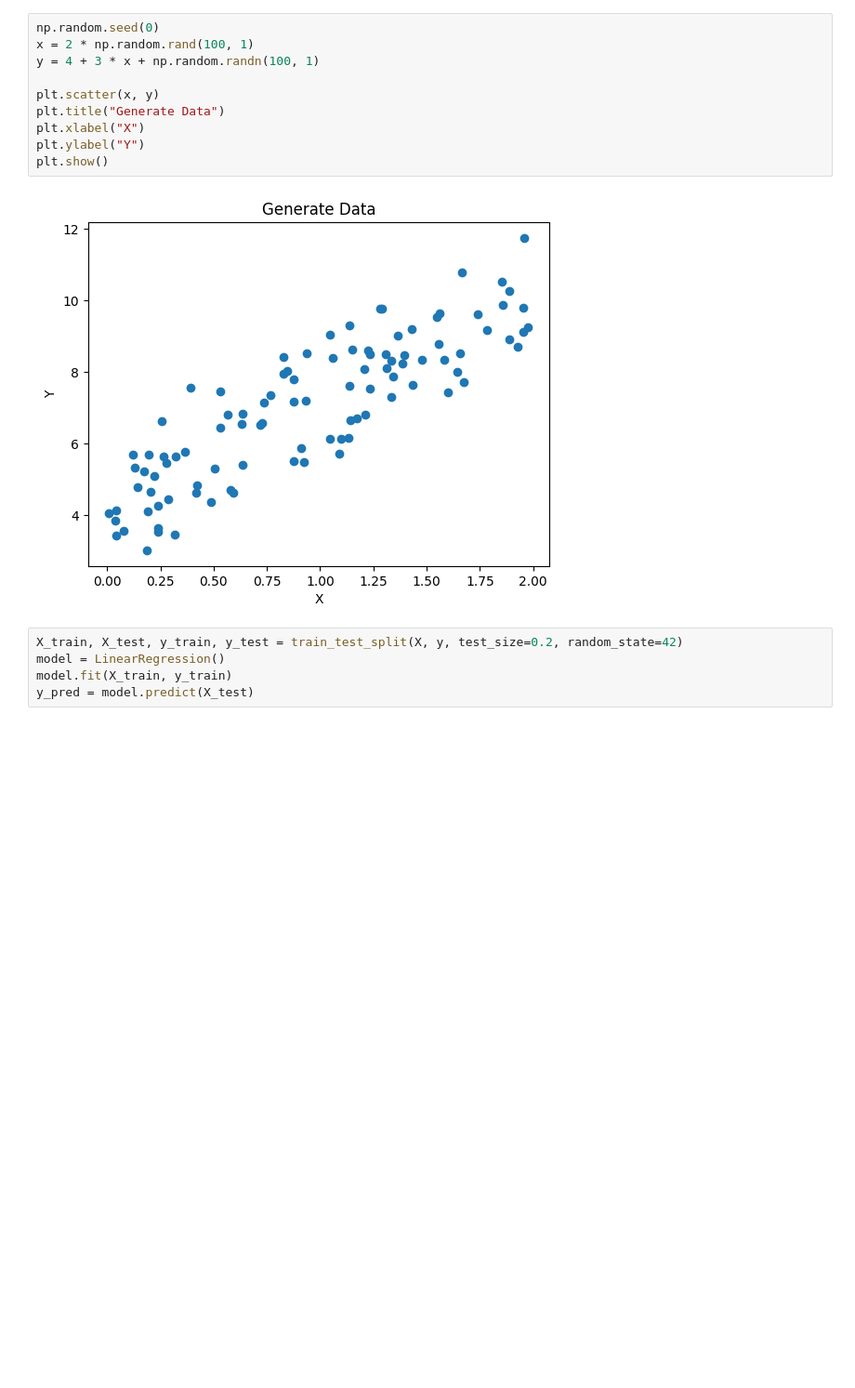
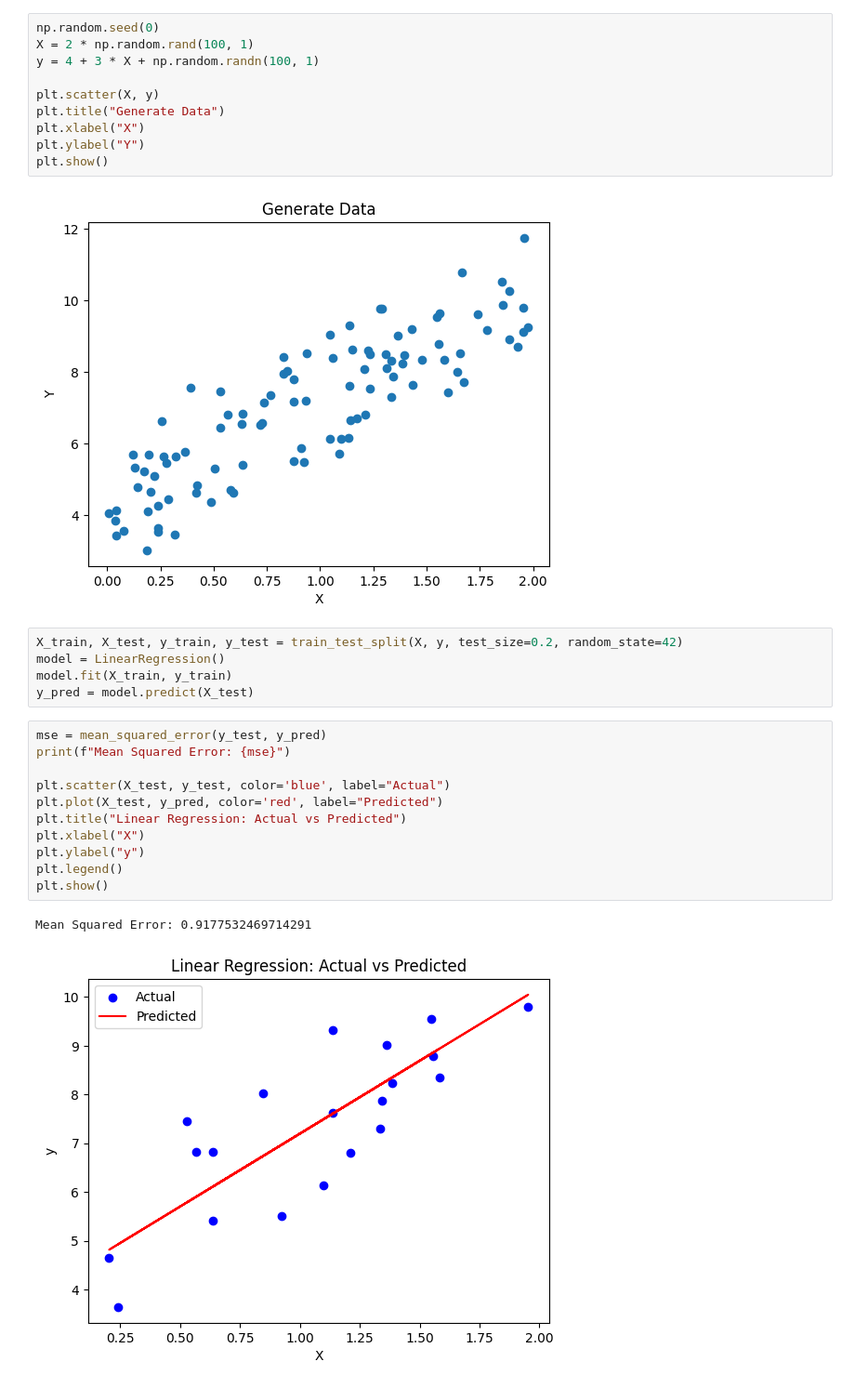
Before and after one commit to jurchiks33/am-i-AI, a Jupyter notebook: test.ipynb, the cells around one changed output. Shown at 93% size. Saved outputs shown, nothing was run; the diff lists cells and outputs as text; blank space fills up the shorter version.

Commit message:
Linear regression, actual vs predicted

```diff
--- a/test.ipynb
+++ b/test.ipynb
@@ -6,10 +6,10 @@ from sklearn.linear_model import LinearRegression
 from sklearn.metrics import mean_squared_error
 # %%
 np.random.seed(0)
-x = 2 * np.random.rand(100, 1)
-y = 4 + 3 * x + np.random.randn(100, 1)
+X = 2 * np.random.rand(100, 1)
+y = 4 + 3 * X + np.random.randn(100, 1)
 
-plt.scatter(x, y)
+plt.scatter(X, y)
 plt.title("Generate Data")
 plt.xlabel("X")
 plt.ylabel("Y")
@@ -21,3 +21,17 @@ X_train, X_test, y_train, y_test = train_test_split(X, y, test_size=0.2, random_
 model = LinearRegression()
 model.fit(X_train, y_train)
 y_pred = model.predict(X_test)
+# %%
+mse = mean_squared_error(y_test, y_pred)
+print(f"Mean Squared Error: {mse}")
+
+plt.scatter(X_test, y_test, color='blue', label="Actual")
+plt.plot(X_test, y_pred, color='red', label="Predicted")
+plt.title("Linear Regression: Actual vs Predicted")
+plt.xlabel("X")
+plt.ylabel("y")
+plt.legend()
+plt.show()
+# %% [output]
+Mean Squared Error: 0.9177532469714291
+[figure, added]
```
